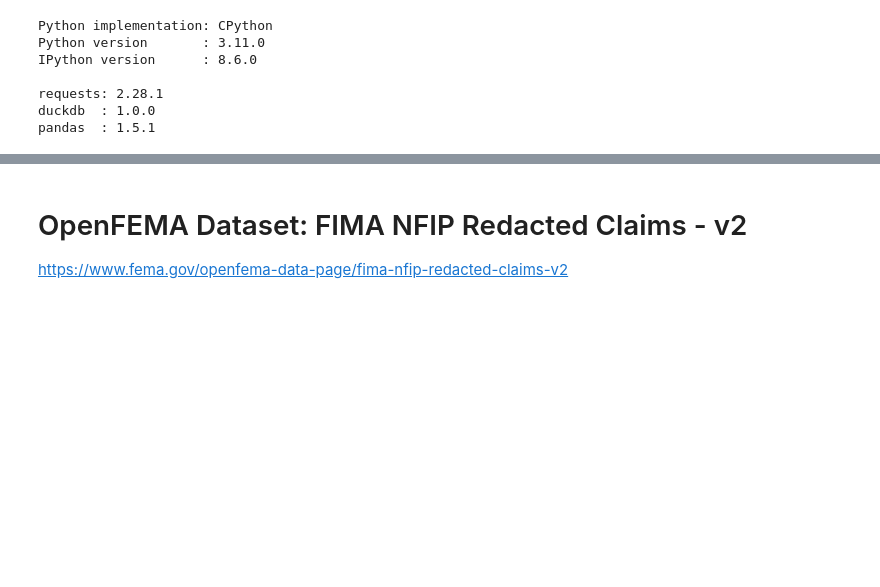
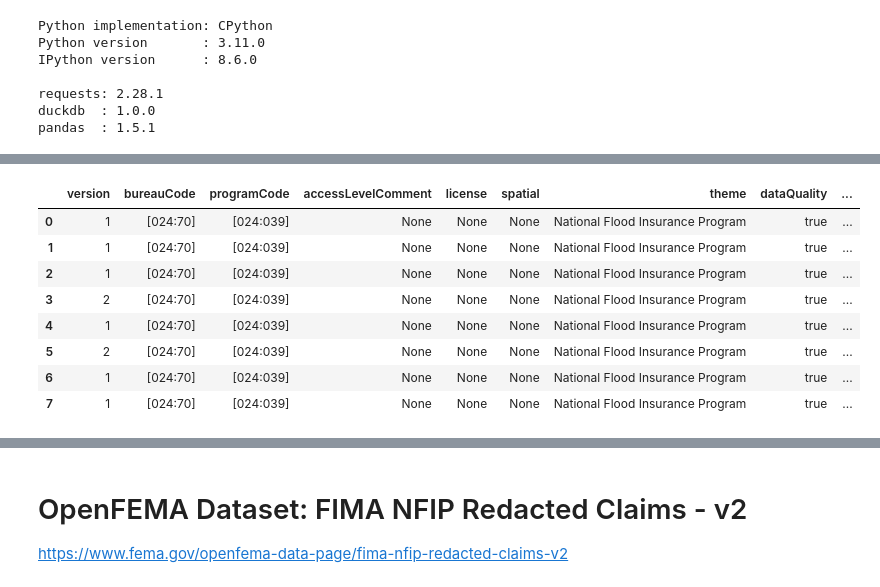
Before and after one commit to mebauer/nfip-datasets, a Jupyter notebook: download-examples.ipynb, the cells around one changed output, grey strips where cells are left out. Saved outputs shown, nothing was run; the diff lists cells and outputs as text; code cells hidden in the pictures; blank space fills up the shorter version.

Commit message:
add introduction and comments to download notebook

```diff
--- a/download-examples.ipynb
+++ b/download-examples.ipynb
@@ -29,0 +58,17 @@ The data was retrieved on 2025-05-30.
+# %%
+url = (
+    "https://www.fema.gov/api/open/v1/OpenFemaDataSets"
+    "?$filter=theme eq 'National Flood Insurance Program'"
+)
+
+response = requests.get(url)
+
+if response.ok:
+    data = response.json()
+    metadata_df = pd.DataFrame(data['OpenFemaDataSets'])
+else:
+    print(f"Failed to download data. Status code: {response.status_code}")
+
+# preview data
+print(metadata_df.shape)
+metadata_df
@@ -29,0 +100,13 @@ The data was retrieved on 2025-05-30.
+# %%
+# next 15 columns
+metadata_df.iloc[:, 15:30]
+# %% [output]
+|  | version | bureauCode | programCode | accessLevelComment | license | spatial | theme | dataQuality | ... |
+| 0 | 1 | [024:70] | [024:039] | None | None | None | National Flood Insurance Program | true | ... |
+| 1 | 1 | [024:70] | [024:039] | None | None | None | National Flood Insurance Program | true | ... |
+| 2 | 1 | [024:70] | [024:039] | None | None | None | National Flood Insurance Program | true | ... |
+| 3 | 2 | [024:70] | [024:039] | None | None | None | National Flood Insurance Program | true | ... |
+| 4 | 1 | [024:70] | [024:039] | None | None | None | National Flood Insurance Program | true | ... |
+| 5 | 2 | [024:70] | [024:039] | None | None | None | National Flood Insurance Program | true | ... |
+| 6 | 1 | [024:70] | [024:039] | None | None | None | National Flood Insurance Program | true | ... |
+| 7 | 1 | [024:70] | [024:039] | None | None | None | National Flood Insurance Program | true | ... |
```
Also changed, not shown: parts of 45 cells of this notebook.
